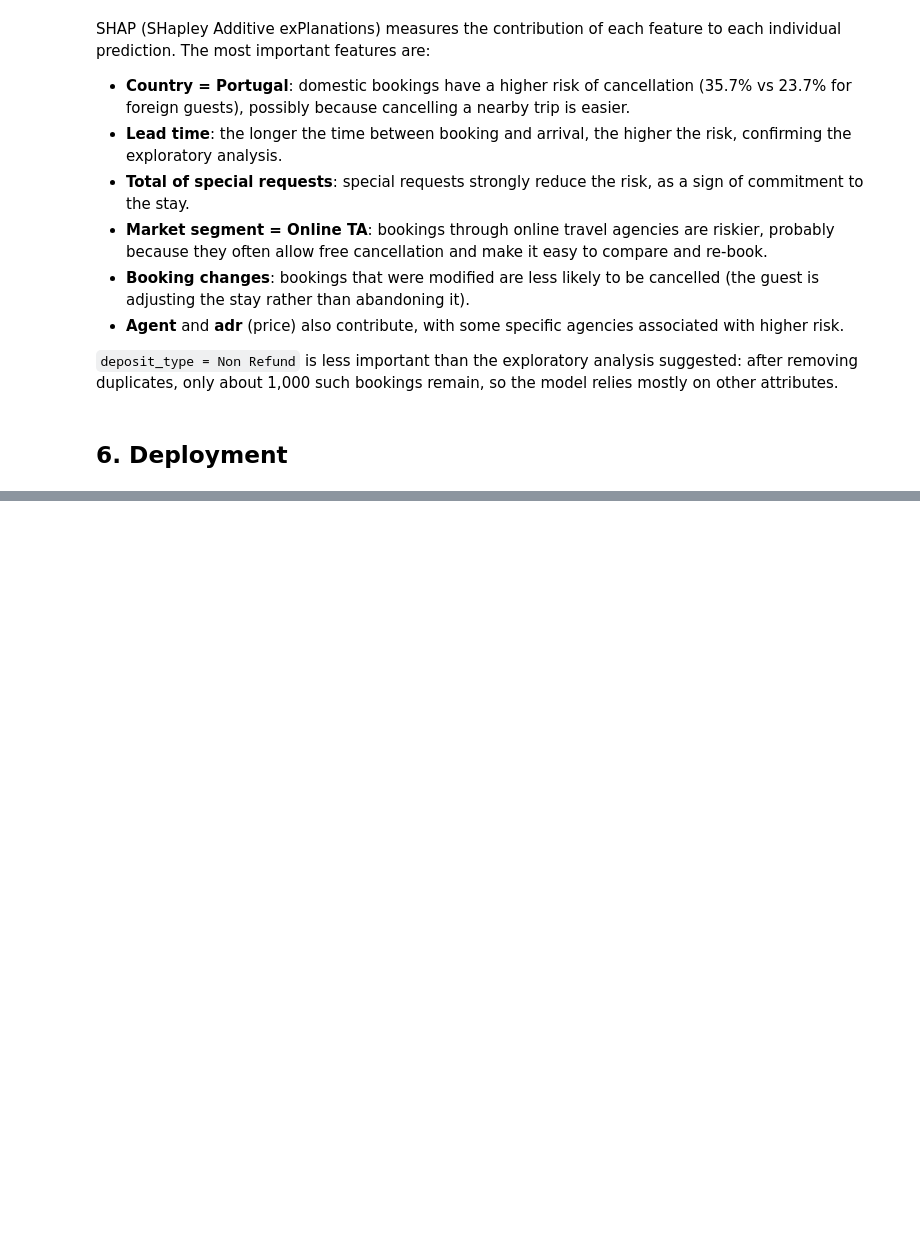
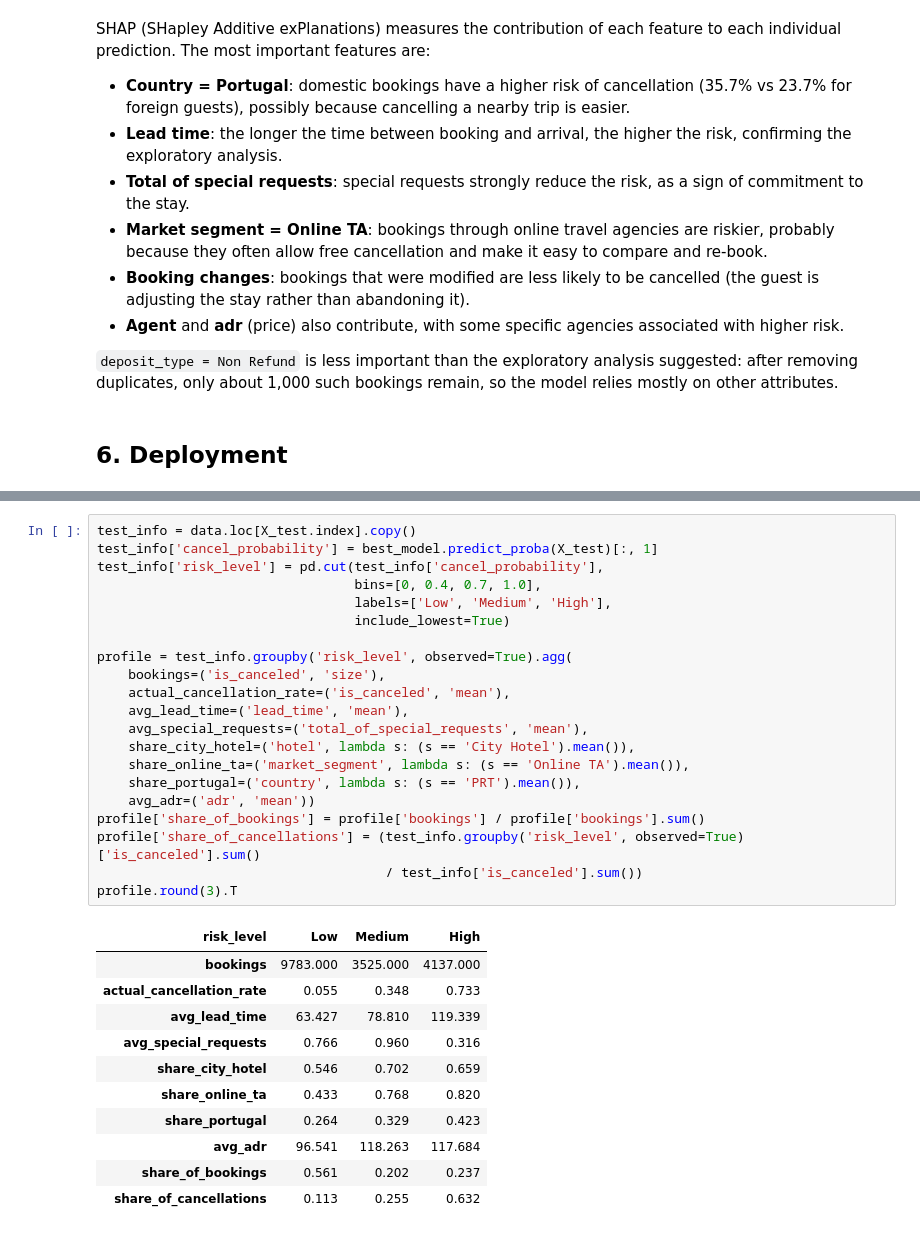
Before and after one commit to marthinaf03/ml-hotel-booking-cancellation, a Jupyter notebook: hotel_booking_cancellation.ipynb, the cells around one changed output, grey strips where cells are left out. Drawn from its saved outputs; the diff is of its cells as text; blank space fills up the shorter version.

```diff
--- a/hotel_booking_cancellation.ipynb
+++ b/hotel_booking_cancellation.ipynb
@@ -701,0 +710,33 @@ SHAP (SHapley Additive exPlanations) measures the contribution of each feature t
+# %%
+test_info = data.loc[X_test.index].copy()
+test_info['cancel_probability'] = best_model.predict_proba(X_test)[:, 1]
+test_info['risk_level'] = pd.cut(test_info['cancel_probability'],
+                                 bins=[0, 0.4, 0.7, 1.0],
+                                 labels=['Low', 'Medium', 'High'],
+                                 include_lowest=True)
+
+profile = test_info.groupby('risk_level', observed=True).agg(
+    bookings=('is_canceled', 'size'),
+    actual_cancellation_rate=('is_canceled', 'mean'),
+    avg_lead_time=('lead_time', 'mean'),
+    avg_special_requests=('total_of_special_requests', 'mean'),
+    share_city_hotel=('hotel', lambda s: (s == 'City Hotel').mean()),
+    share_online_ta=('market_segment', lambda s: (s == 'Online TA').mean()),
+    share_portugal=('country', lambda s: (s == 'PRT').mean()),
+    avg_adr=('adr', 'mean'))
+profile['share_of_bookings'] = profile['bookings'] / profile['bookings'].sum()
+profile['share_of_cancellations'] = (test_info.groupby('risk_level', observed=True)['is_canceled'].sum()
+                                     / test_info['is_canceled'].sum())
+profile.round(3).T
+# %% [output]
+| risk_level | Low | Medium | High |
+| bookings | 9783.000 | 3525.000 | 4137.000 |
+| actual_cancellation_rate | 0.055 | 0.348 | 0.733 |
+| avg_lead_time | 63.427 | 78.810 | 119.339 |
+| avg_special_requests | 0.766 | 0.960 | 0.316 |
+| share_city_hotel | 0.546 | 0.702 | 0.659 |
+| share_online_ta | 0.433 | 0.768 | 0.820 |
+| share_portugal | 0.264 | 0.329 | 0.423 |
+| avg_adr | 96.541 | 118.263 | 117.684 |
+| share_of_bookings | 0.561 | 0.202 | 0.237 |
+| share_of_cancellations | 0.113 | 0.255 | 0.632 |
```
Also changed, not shown: parts of 7 cells of this notebook.
